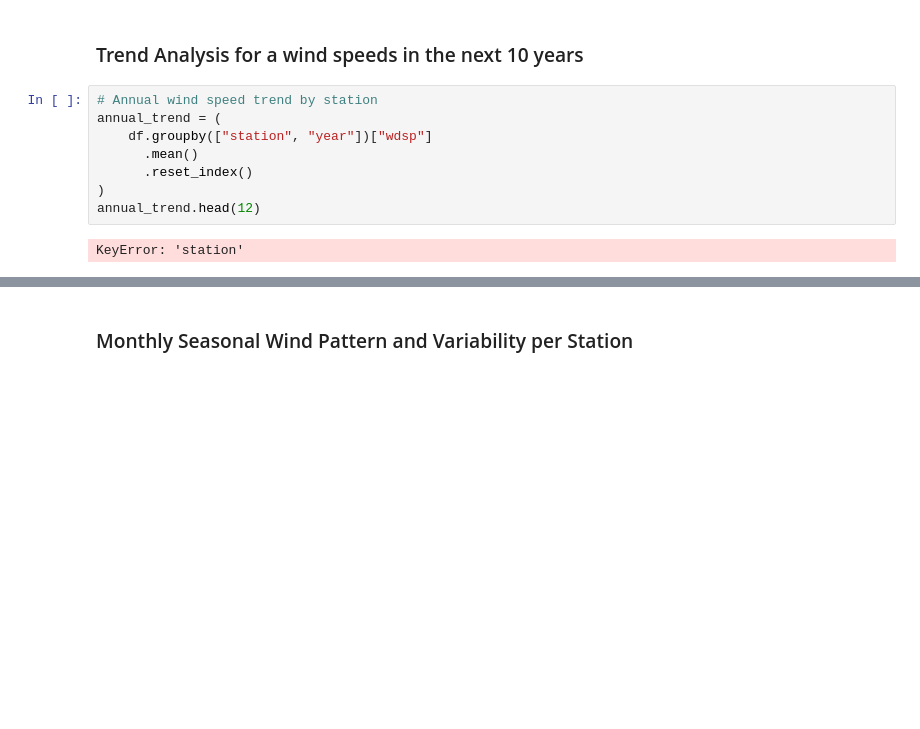
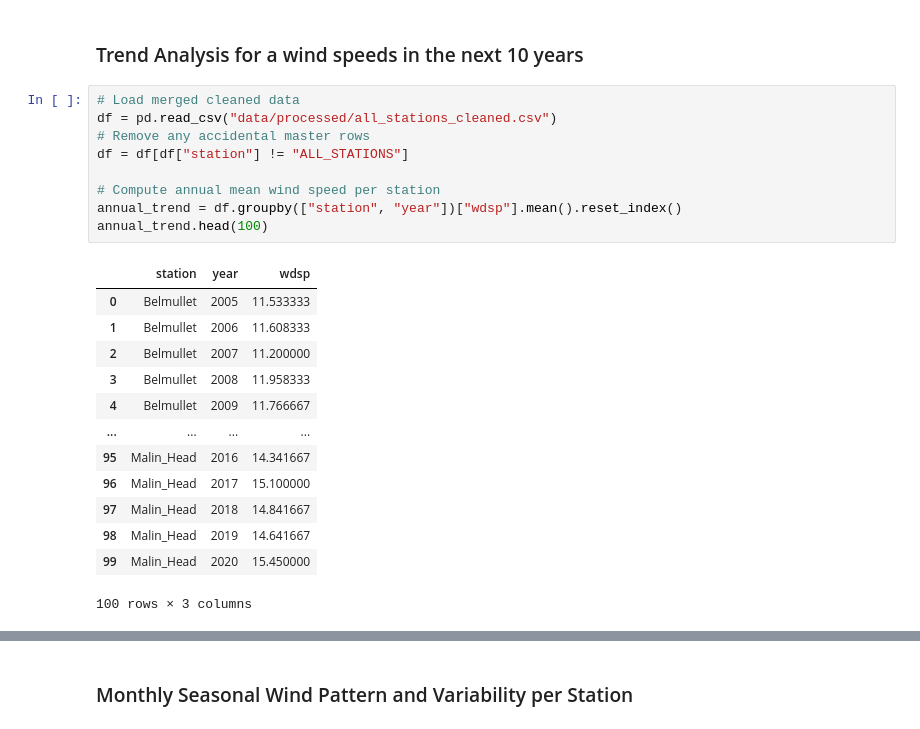
Before and after one commit to JoannaMnich/PFDA, a Jupyter notebook: project/project.ipynb, the cells around one changed output, grey strips where cells are left out. Cells and saved outputs as stored; diff of their text form; blank space fills up the shorter version.

```diff
--- a/project/project.ipynb
+++ b/project/project.ipynb
@@ -159,14 +159,27 @@ for station in stations.keys():
     plt.close()
 # %% [markdown]
 ### Trend Analysis for a wind speeds in the next 10 years
-# %%
-# Annual wind speed trend by station
-annual_trend = (
-    df.groupby(["station", "year"])["wdsp"]
-      .mean()
-      .reset_index()
-)
-annual_trend.head(12)
-# %% [output]
-KeyError: 'station'
+# %%
+# Load merged cleaned data
+df = pd.read_csv("data/processed/all_stations_cleaned.csv")
+# Remove any accidental master rows
+df = df[df["station"] != "ALL_STATIONS"]
+
+# Compute annual mean wind speed per station
+annual_trend = df.groupby(["station", "year"])["wdsp"].mean().reset_index()
+annual_trend.head(100)
+# %% [output]
+|  | station | year | wdsp |
+| 0 | Belmullet | 2005 | 11.533333 |
+| 1 | Belmullet | 2006 | 11.608333 |
+| 2 | Belmullet | 2007 | 11.200000 |
+| 3 | Belmullet | 2008 | 11.958333 |
+| 4 | Belmullet | 2009 | 11.766667 |
+| ... | ... | ... | ... |
+| 95 | Malin_Head | 2016 | 14.341667 |
+| 96 | Malin_Head | 2017 | 15.100000 |
+| 97 | Malin_Head | 2018 | 14.841667 |
+| 98 | Malin_Head | 2019 | 14.641667 |
+| 99 | Malin_Head | 2020 | 15.450000 |
+100 rows × 3 columns
 # %%
```
Also changed, not shown: parts of 3 cells of this notebook, 1 other file.
